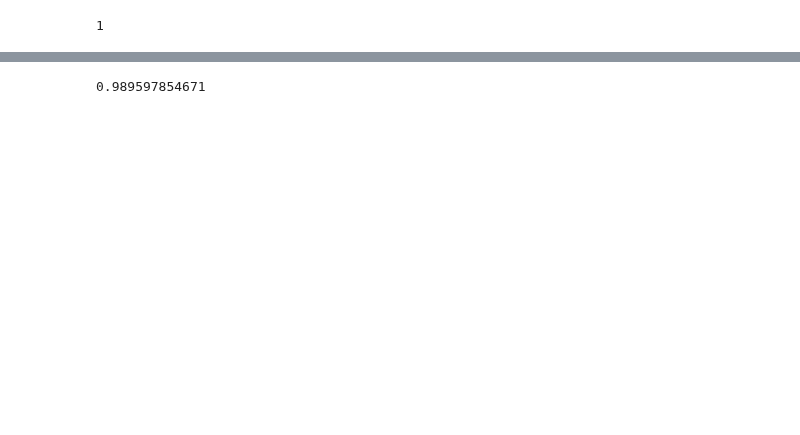
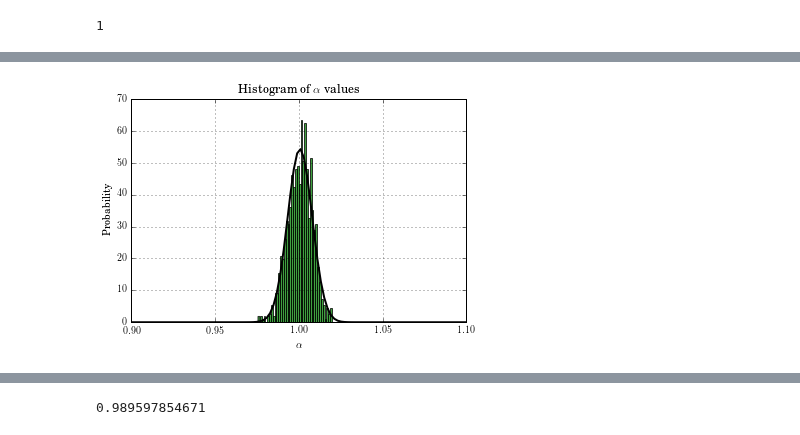
Before and after one commit to LaurencePeanuts/Music, a Jupyter notebook: Scripts/Robustness_notebook.ipynb, the cells around one changed output, grey strips where cells are left out. Cells and saved outputs as stored; diff of their text form; code cells hidden in the pictures; blank space fills up the shorter version.

```diff
--- a/Scripts/Robustness_notebook.ipynb
+++ b/Scripts/Robustness_notebook.ipynb
@@ -18,0 +41,24 @@ For l_max = 8 and n_max = 2, the RMS error on the alpha recovery is 0.1725121739
+# %%
+n, bins, patches = plt.hist(alphas, 40, normed=1, facecolor='green', alpha=0.75)
+
+plt.rc('text', usetex=True)
+plt.rc('font', family='serif')
+# bug: the Tex interpretor doesn't work properly...
+plt.xlabel(r'$\alpha$')
+plt.ylabel('Probability')
+plt.title(r'Histogram of $\alpha$ values')
+x = np.linspace(0.9,1.1, 100)
+rv = norm()
+plt.plot(x, norm.pdf(x, loc=mu.reshape(-1)[max_ind], scale=np.sqrt(sigma.reshape(-1)[max_ind])), 'k-', lw=2, label='frozen pdf')
+
+
+#plt.axis([40, 160, 0, 0.03])
+plt.grid(True)
+
+
+plt.savefig('RobustnessAnalysis/alphahist_lmax'+str(beatbox.Universe.truncated_lmax)+'_nmin'+str(beatbox.Universe.truncated_lmin)+'_nmax'+str(beatbox.Universe.truncated_nmax)+'_nmin'+str(beatbox.Universe.truncated_nmin)+'_2.png')
+
+
+plt.show()
+# %% [output]
+[figure, added]
```
Also changed, not shown: parts of 17 cells of this notebook, 3 other files.
